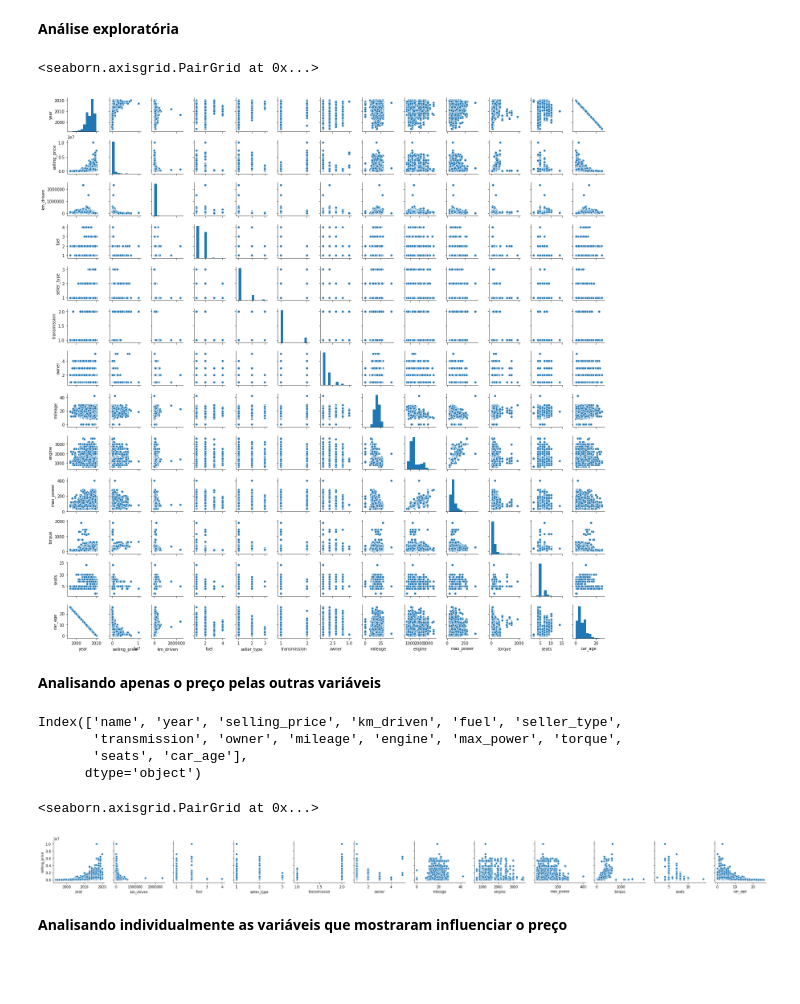
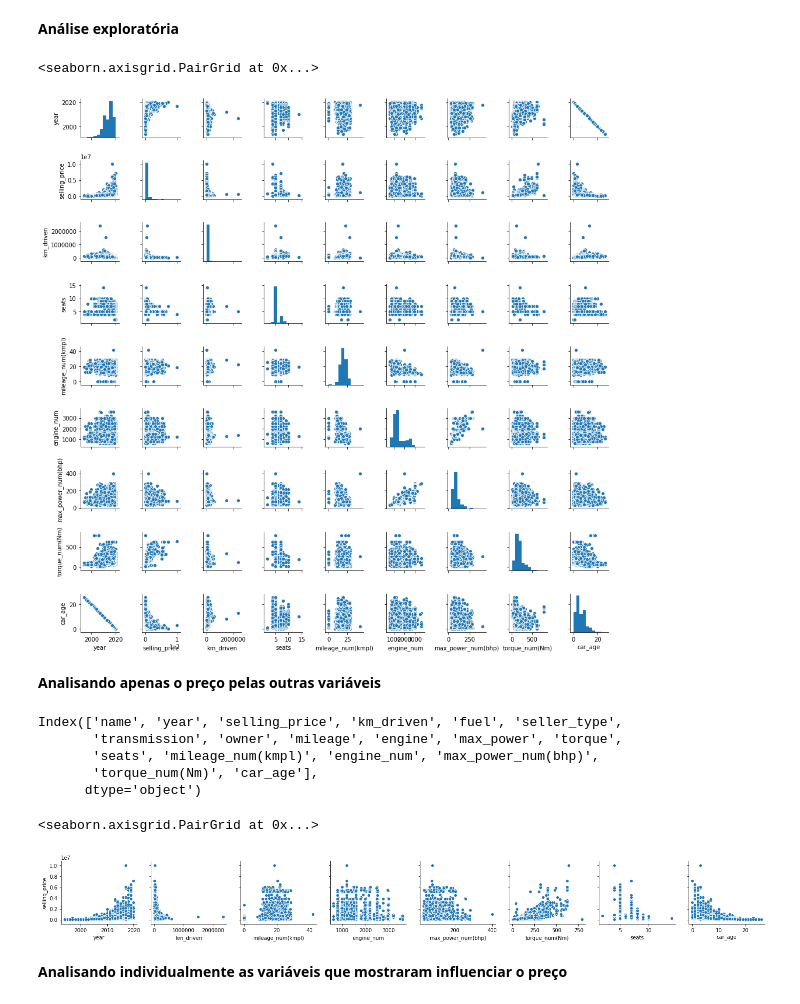
Before and after one commit to TomasPires/Projeto2_CienciadosDados, a Jupyter notebook: Projeto_2.ipynb, the cells around one changed output. Cells and saved outputs as stored; diff of their text form; code cells hidden in the pictures; blank space fills up the shorter version.

Commit message:
Iniciando correções na base de dados

```diff
--- a/Projeto_2.ipynb
+++ b/Projeto_2.ipynb
@@ -282,11 +173,11 @@ See the caveats in the documentation: http://pandas.pydata.org/pandas-docs/stabl
 Nessa limpeza, também retiramos a unidade dos valores das linhas, transformando-os em float.
 # %%
 engine = []
-for i in database['engine']:
+for i in dados['engine']:
     i = i.replace('CC', "")
     i = i.replace(" ","")
     i = float(i)
     engine.append(i)
-database['engine'] = pd.Series(engine)
-database.head()
+dados['engine_num'] = pd.Series(engine) #Coluna engine limpa => numérica
+dados.head()
 # %% [output]
@@ -308,10 +213,10 @@ Nessa limpeza, fizemos o mesmo procedimento das demais colunas.
 # %%
 max_power = []
-for i in database['max_power']:
+for i in dados['max_power']:
     i = i.replace('bhp', "")
     i = i.replace(" ","")
     i = float(i)
     max_power.append(i)
-database['max_power'] = pd.Series(max_power)
-database.head()
+dados['max_power_num(bhp)'] = pd.Series(max_power) #Coluna max_power limpa => numérica
+dados.head()
 # %% [output]
@@ -332,10 +232,11 @@ See the caveats in the documentation: http://pandas.pydata.org/pandas-docs/stabl
 Nessa limpeza, fizemos o mesmo procedimento das demais colunas.
 # %%
 torque = []
-for i in database['torque']:
+for i in dados['torque']:
     fator = 1  #Conversor de Kgmf em Nm (x10 caso seja kgmf)
     if 'kg' in i and 'Nm' not in i:
-        fator = 10
+        if '.' in i[:4] or ',' in i[:4]:
+            fator = 10
     novoi = i[:3]
     alvo = ['@','N','n','m','K','k','g','(',')']
     for letra in alvo:
@@ -343,6 +244,6 @@ for i in database['torque']:
         novoi = novoi.replace(" ","")
     novoi = float(novoi)*fator
     torque.append(novoi)
-database['torque'] = torque
-database['torque'].head()
+dados['torque_num(Nm)'] = torque  #Coluna torque limpa => numérica
+dados.head()
 # %% [output]
@@ -360,6 +256,6 @@ Name: torque, dtype: float64
 # %% [markdown]
 **Criando uma coluna da idade do carro**
 # %%
-database['car_age'] = 2020 - database.year
-database.head()
+dados['car_age'] = 2020 - dados.year
+dados.head()
 # %% [output]
@@ -399,26 +312,26 @@ dtype: int64
 # %%
 import seaborn as sns
 # %%
-sns.pairplot(database,height=1.5)
+sns.pairplot(dados,height=1.5)
 # %% [output]
 <seaborn.axisgrid.PairGrid at 0x...>
-[figure, old version]
+[figure, new version]
 # %% [markdown]
 **Analisando apenas o preço pelas outras variáveis**
 # %%
-database.columns
+dados.columns
 # %% [output]
 Index(['name', 'year', 'selling_price', 'km_driven', 'fuel', 'seller_type',
        'transmission', 'owner', 'mileage', 'engine', 'max_power', 'torque',
-       'seats', 'car_age'],
+       'seats', 'mileage_num(kmpl)', 'engine_num', 'max_power_num(bhp)',
+       'torque_num(Nm)', 'car_age'],
       dtype='object')
 # %%
-sns.pairplot(database, x_vars=['year', 'km_driven', 'fuel', 'seller_type',
-       'transmission', 'owner', 'mileage', 'engine', 'max_power', 'torque',
+sns.pairplot(dados, x_vars=['year', 'km_driven', 'mileage_num(kmpl)', 'engine_num', 'max_power_num(bhp)', 'torque_num(Nm)',
        'seats', 'car_age'], y_vars=['selling_price'])
 # %% [output]
 <seaborn.axisgrid.PairGrid at 0x...>
-[figure, old version]
+[figure, new version]
 # %% [markdown]
 **Analisando individualmente as variáveis que mostraram influenciar o preço**
 # %% [markdown]
```
Also changed, not shown: parts of 44 cells of this notebook.
